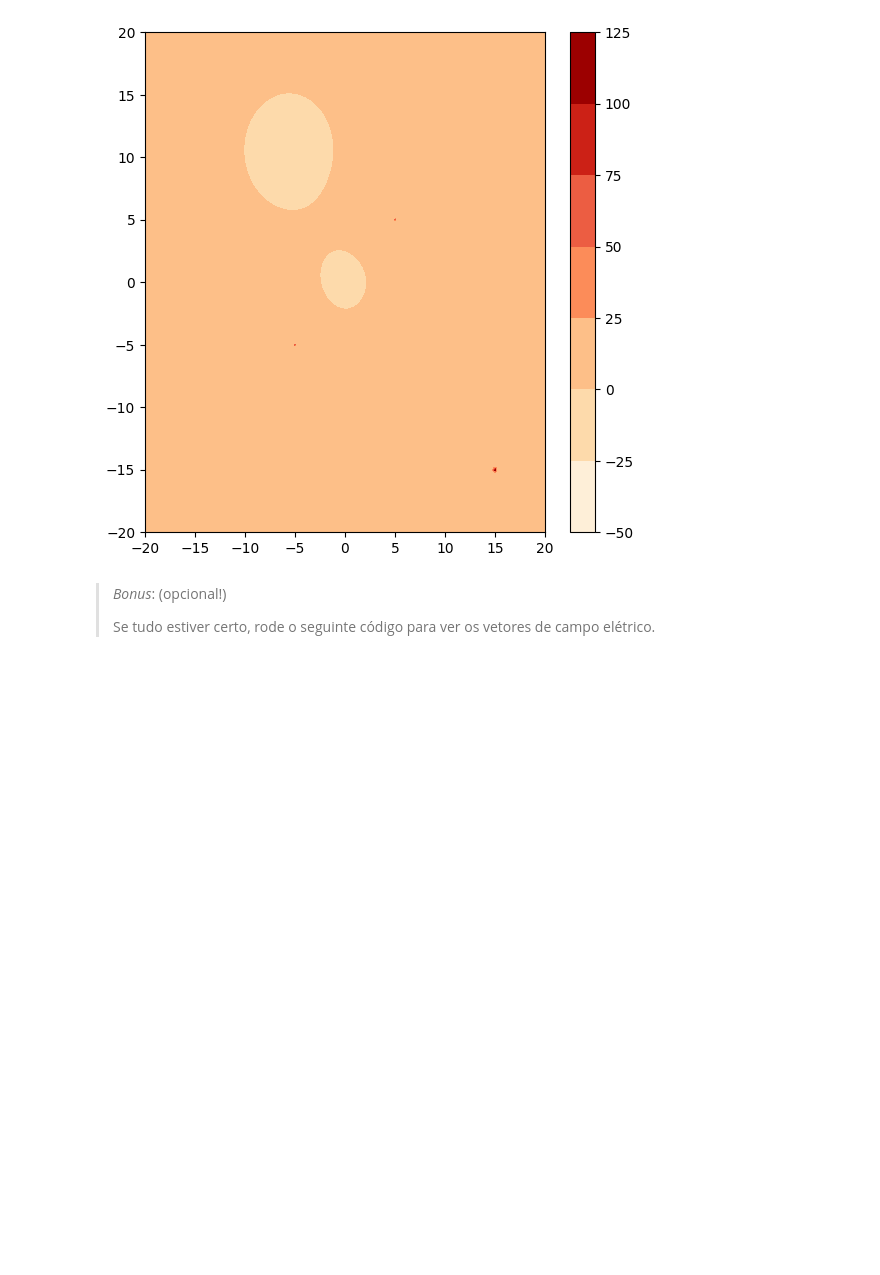
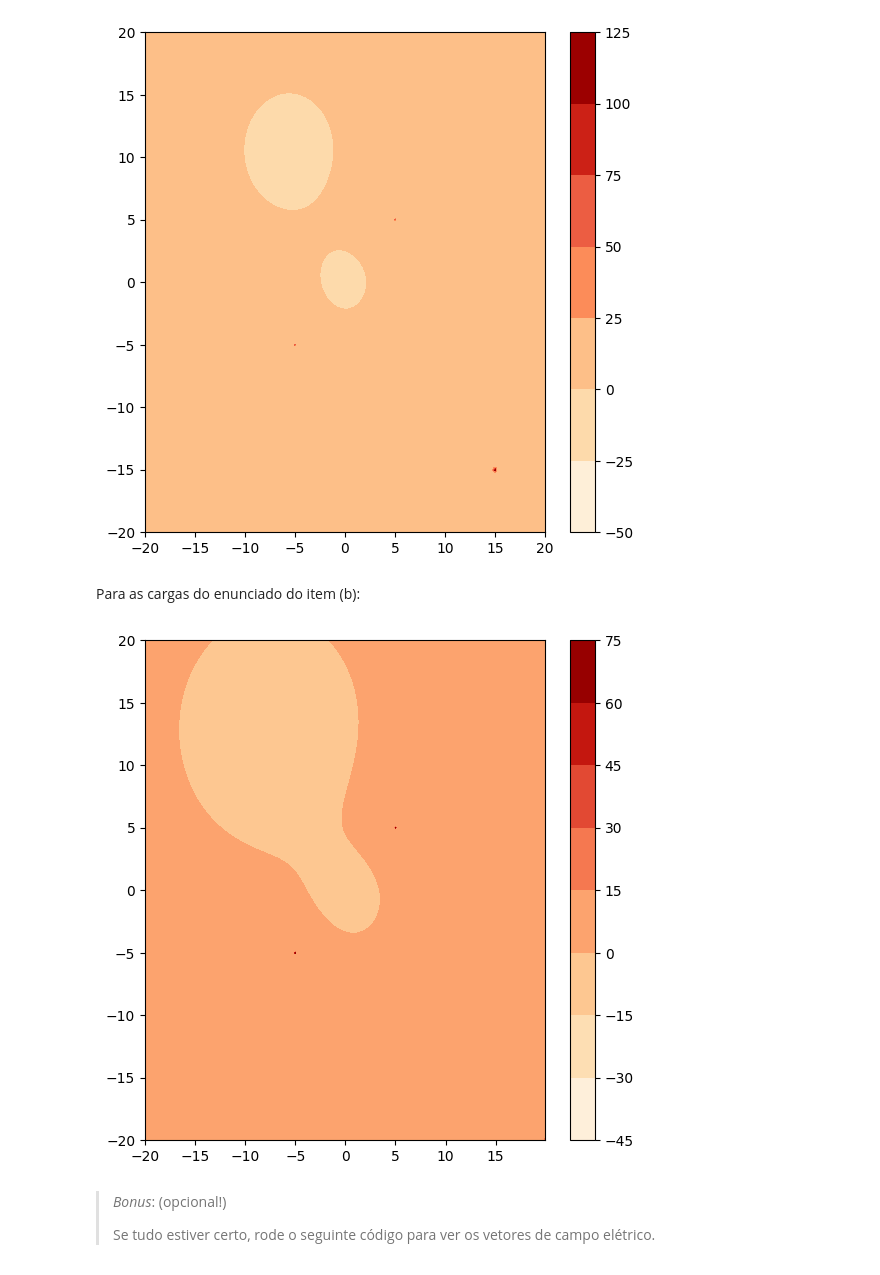
Before and after one commit to igor-inoue/trabalho_2, a Jupyter notebook: 02-trabalho_2.ipynb, the cells around one changed output. Cells and saved outputs as stored; diff of their text form; code cells hidden in the pictures; blank space fills up the shorter version.

```diff
--- a/02-trabalho_2.ipynb
+++ b/02-trabalho_2.ipynb
@@ -355,0 +362,6 @@ cargas
+# %%
+cargasB = list(cargas) # copia a lista cargas para a variável cargasB
+del cargasB[4] # apaga as informações da quinta carga
+cargasB.append((2,20,-20)) # adiciona a informação da quinta carga conforme o enunciado
+
+cargasB # mostra as cargas conforme o enunciado
@@ -398,0 +381,14 @@ xc, yc
+# %%
+####################################################
+####################################################
+####################################################
+############### Problema 2, item c #################
+####################################################
+####################################################
+####################################################
+
+x = np.linspace(-20,20,500) # cria um array de 500 pontos igualmente espaçados de -20 a 20
+y = np.linspace(-20,20,500) # cria um array de 500 pontos igualmente espaçados de -20 a 20
+
+xc, yc = np.meshgrid(x,y) # cria um sistema de coordenadas 500 x 500, onde xc guarda as informações de x e yc guarda as informações de y
+xc, yc # mostra xc e yc
@@ -398,0 +415,6 @@ xc, yc
+# %%
+xB = np.linspace(-20,20,499, endpoint=False) # cria um array de 499 pontos igualmente espaçados de -20 a 20, excluindo 20
+yB = np.linspace(-20,20,500) # cria um array de 500 pontos igualmente espaçados de -20 a 20
+
+xcB, ycB = np.meshgrid(xB,yB) # cria um sistema de coordenadas 500 x 499, onde xc guarda as informações de x e yc guarda as informações de y
+xcB, ycB # mostra xc e yc
@@ -443,12 +483,23 @@ potencial_total = np.zeros(shape=xc.shape)
 
 # complete abaixo:
 
-for carga in cargas:
-  potencial_total += ...
+for carga in cargas: # percorre os elementos da lista cargas
+  potencial_total += V(*carga,xc,yc) # adiciona o potencial da carga que está sendo analisada
 
-mostrar_potencial(x,y,potencial_total)
+mostrar_potencial(x,y,potencial_total) # mostra um gráfico do potencial
 # %% [output]
 [figure]
+# %% [markdown]
+Para as cargas do enunciado do item (b):
+# %%
+potencial_totalB = np.zeros(shape=xcB.shape)
+
+for carga in cargasB: # percorre os elementos da lista cargasB
+  potencial_totalB += V(*carga,xcB,ycB) # adiciona o potencial da carga que está sendo analisada
+
+mostrar_potencial(xB,yB,potencial_totalB) # mostra um gráfico do potencial
+# %% [output]
+[figure, added]
 # %% [markdown]
 > *Bonus*: (opcional!)
 >
```
Also changed, not shown: parts of 14 cells of this notebook.
